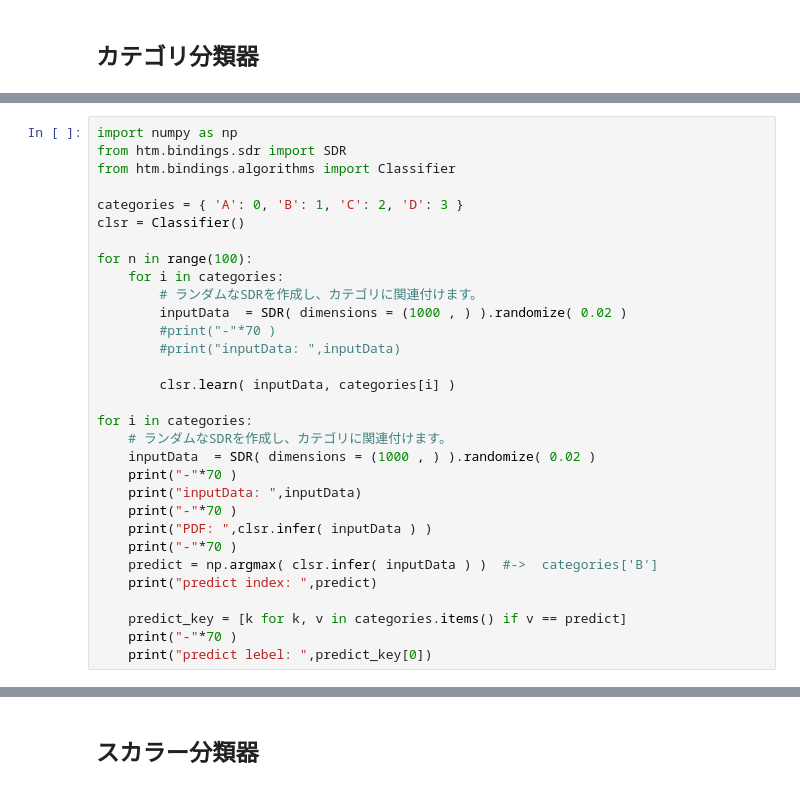
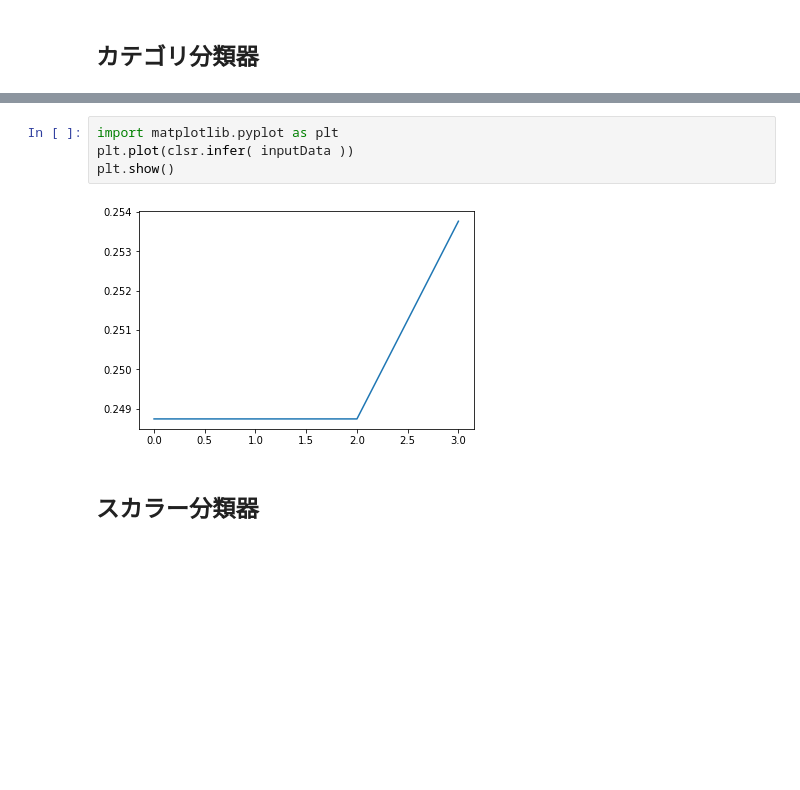
Before and after one commit to StudioIdenticalTwins/HTM-Beginners-Notebook, a Jupyter notebook: chapter-4/htm-beginners-book-4-4.ipynb, the cells around one changed output, grey strips where cells are left out. Drawn from its saved outputs; the diff is of its cells as text; blank space fills up the shorter version.

```diff
--- a/chapter-4/htm-beginners-book-4-4.ipynb
+++ b/chapter-4/htm-beginners-book-4-4.ipynb
@@ -53,34 +53,3 @@ PDF:  [0.248743755155006, 0.248743755155006, 0.248743755155006, 0.25376871257349
 predict index:  3
 ----------------------------------------------------------------------
 predict lebel:  D
-# %%
-import numpy as np
-from htm.bindings.sdr import SDR
-from htm.bindings.algorithms import Classifier
-
-categories = { 'A': 0, 'B': 1, 'C': 2, 'D': 3 }
-clsr = Classifier()
-
-for n in range(100):
-    for i in categories:
-        # ランダムなSDRを作成し、カテゴリに関連付けます。
-        inputData  = SDR( dimensions = (1000 , ) ).randomize( 0.02 )
-        #print("-"*70 )
-        #print("inputData: ",inputData)
-
-        clsr.learn( inputData, categories[i] )
-
-for i in categories:
-    # ランダムなSDRを作成し、カテゴリに関連付けます。
-    inputData  = SDR( dimensions = (1000 , ) ).randomize( 0.02 )
-    print("-"*70 )
-    print("inputData: ",inputData)
-    print("-"*70 )
-    print("PDF: ",clsr.infer( inputData ) )
-    print("-"*70 )
-    predict = np.argmax( clsr.infer( inputData ) )  #->  categories['B']
-    print("predict index: ",predict)
-
-    predict_key = [k for k, v in categories.items() if v == predict]
-    print("-"*70 )
-    print("predict lebel: ",predict_key[0])
@@ -121,3 +56,9 @@ predict index:  0
+# %%
+import matplotlib.pyplot as plt
+plt.plot(clsr.infer( inputData ))
+plt.show()
+# %% [output]
+[figure, added]
 # %% [markdown]
 ## スカラー分類器
 # %%
```
Also changed, not shown: parts of 6 cells of this notebook, 18 other files.
